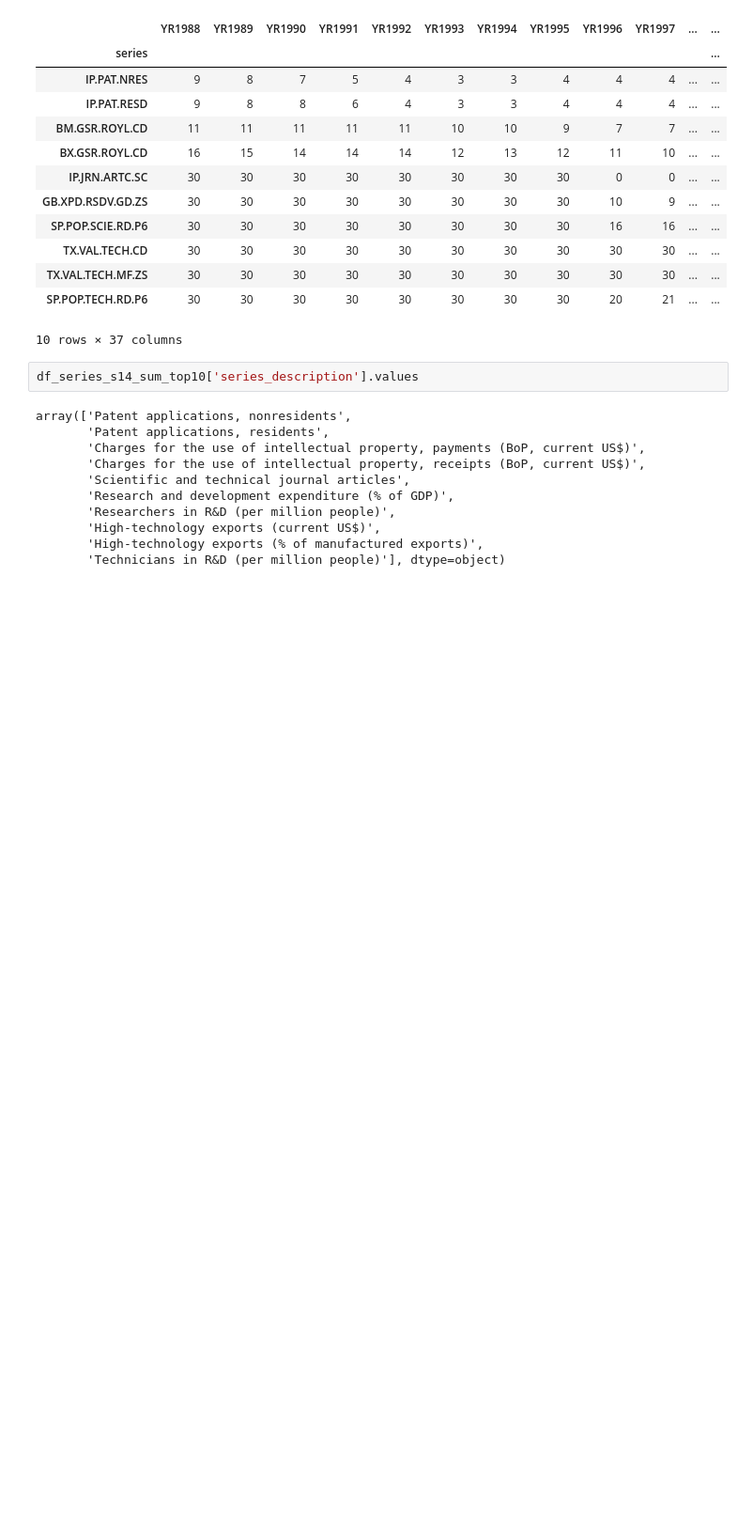
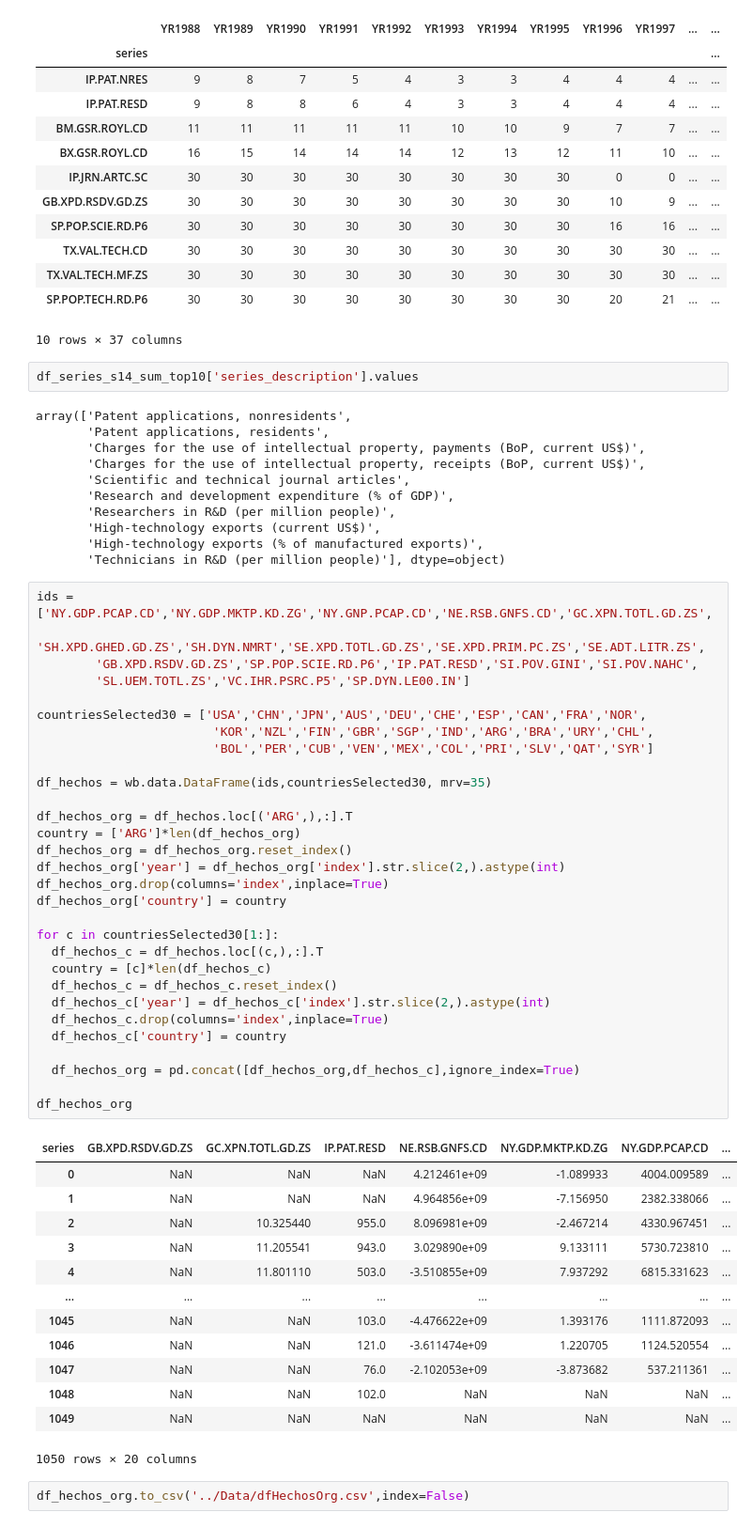
Before and after one commit to juanesfco/PF_DS_PT03_G2_EsperanzaVida, a Jupyter notebook: RawData/readData.ipynb, the cells around one changed output. Shown at 94% size. Cells and saved outputs as stored; diff of their text form; blank space fills up the shorter version.

Commit message:
hechos

```diff
--- a/RawData/readData.ipynb
+++ b/RawData/readData.ipynb
@@ -507,3 +507,49 @@ array(['Patent applications, nonresidents',
        'High-technology exports (current US$)',
        'High-technology exports (% of manufactured exports)',
        'Technicians in R&D (per million people)'], dtype=object)
+# %%
+ids = ['NY.GDP.PCAP.CD','NY.GDP.MKTP.KD.ZG','NY.GNP.PCAP.CD','NE.RSB.GNFS.CD','GC.XPN.TOTL.GD.ZS',
+        'SH.XPD.GHED.GD.ZS','SH.DYN.NMRT','SE.XPD.TOTL.GD.ZS','SE.XPD.PRIM.PC.ZS','SE.ADT.LITR.ZS',
+        'GB.XPD.RSDV.GD.ZS','SP.POP.SCIE.RD.P6','IP.PAT.RESD','SI.POV.GINI','SI.POV.NAHC',
+        'SL.UEM.TOTL.ZS','VC.IHR.PSRC.P5','SP.DYN.LE00.IN']
+
+countriesSelected30 = ['USA','CHN','JPN','AUS','DEU','CHE','ESP','CAN','FRA','NOR',
+                        'KOR','NZL','FIN','GBR','SGP','IND','ARG','BRA','URY','CHL',
+                        'BOL','PER','CUB','VEN','MEX','COL','PRI','SLV','QAT','SYR']
+
+df_hechos = wb.data.DataFrame(ids,countriesSelected30, mrv=35)
+
+df_hechos_org = df_hechos.loc[('ARG',),:].T
+country = ['ARG']*len(df_hechos_org)
+df_hechos_org = df_hechos_org.reset_index()
+df_hechos_org['year'] = df_hechos_org['index'].str.slice(2,).astype(int)
+df_hechos_org.drop(columns='index',inplace=True)
+df_hechos_org['country'] = country
+
+for c in countriesSelected30[1:]:
+  df_hechos_c = df_hechos.loc[(c,),:].T
+  country = [c]*len(df_hechos_c)
+  df_hechos_c = df_hechos_c.reset_index()
+  df_hechos_c['year'] = df_hechos_c['index'].str.slice(2,).astype(int)
+  df_hechos_c.drop(columns='index',inplace=True)
+  df_hechos_c['country'] = country
+
+  df_hechos_org = pd.concat([df_hechos_org,df_hechos_c],ignore_index=True)
+
+df_hechos_org
+# %% [output]
+| series | GB.XPD.RSDV.GD.ZS | GC.XPN.TOTL.GD.ZS | IP.PAT.RESD | NE.RSB.GNFS.CD | NY.GDP.MKTP.KD.ZG | NY.GDP.PCAP.CD | ... |
+| 0 | NaN | NaN | NaN | 4.212461e+09 | -1.089933 | 4004.009589 | ... |
+| 1 | NaN | NaN | NaN | 4.964856e+09 | -7.156950 | 2382.338066 | ... |
+| 2 | NaN | 10.325440 | 955.0 | 8.096981e+09 | -2.467214 | 4330.967451 | ... |
+| 3 | NaN | 11.205541 | 943.0 | 3.029890e+09 | 9.133111 | 5730.723810 | ... |
+| 4 | NaN | 11.801110 | 503.0 | -3.510855e+09 | 7.937292 | 6815.331623 | ... |
+| ... | ... | ... | ... | ... | ... | ... | ... |
+| 1045 | NaN | NaN | 103.0 | -4.476622e+09 | 1.393176 | 1111.872093 | ... |
+| 1046 | NaN | NaN | 121.0 | -3.611474e+09 | 1.220705 | 1124.520554 | ... |
+| 1047 | NaN | NaN | 76.0 | -2.102053e+09 | -3.873682 | 537.211361 | ... |
+| 1048 | NaN | NaN | 102.0 | NaN | NaN | NaN | ... |
+| 1049 | NaN | NaN | NaN | NaN | NaN | NaN | ... |
+1050 rows × 20 columns
+# %%
+df_hechos_org.to_csv('../Data/dfHechosOrg.csv',index=False)
```
Also changed, not shown: parts of 1 cell of this notebook, 1 other file.
